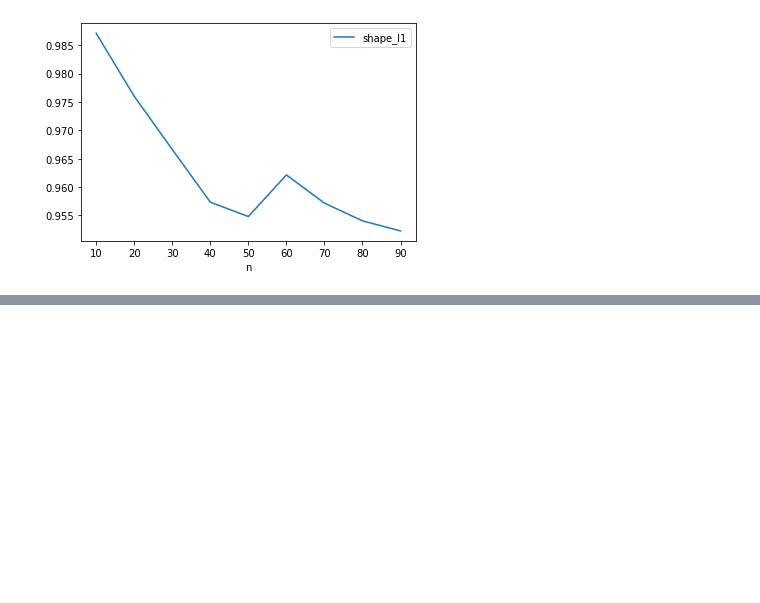
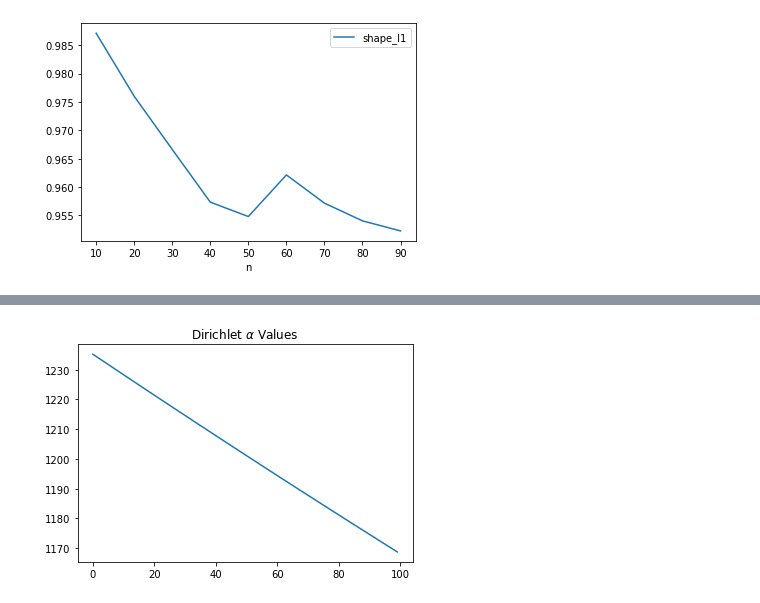
Before and after one commit to broadinstitute/temporal-rna-seq-deconvolution, a Jupyter notebook: deconvolve-simulated-vary_n.ipynb, the cells around one changed output, grey strips where cells are left out. Cells and saved outputs as stored; diff of their text form; code cells hidden in the pictures; blank space fills up the shorter version.

```diff
--- a/deconvolve-simulated-vary_n.ipynb
+++ b/deconvolve-simulated-vary_n.ipynb
@@ -199,0 +208,6 @@ error_df.plot(x='n',y='shape_l1')
+# %%
+matplotlib.pyplot.plot(alphas[-100:])
+matplotlib.pyplot.title(r'Dirichlet $ \alpha $ Values')
+matplotlib.pyplot.show()
+# %% [output]
+[figure, added]
```
Also changed, not shown: parts of 2 cells of this notebook.
